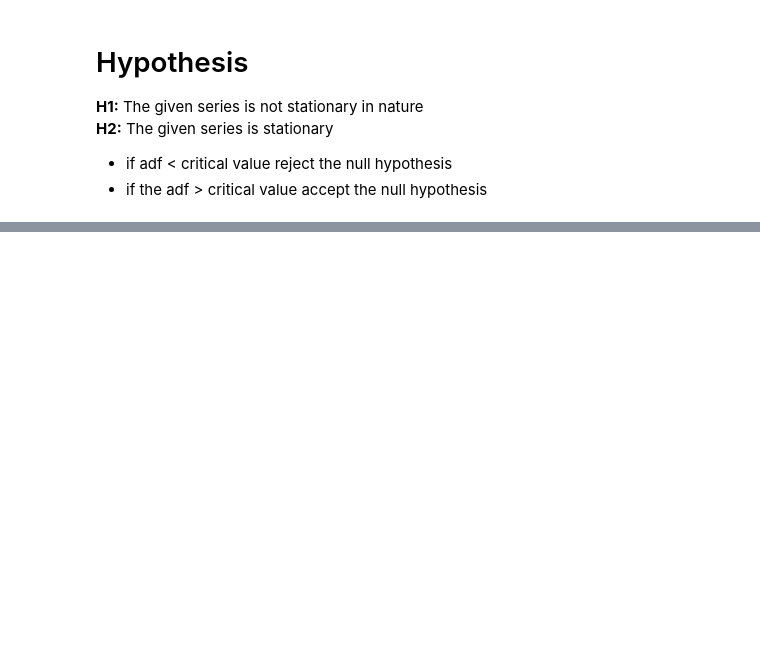
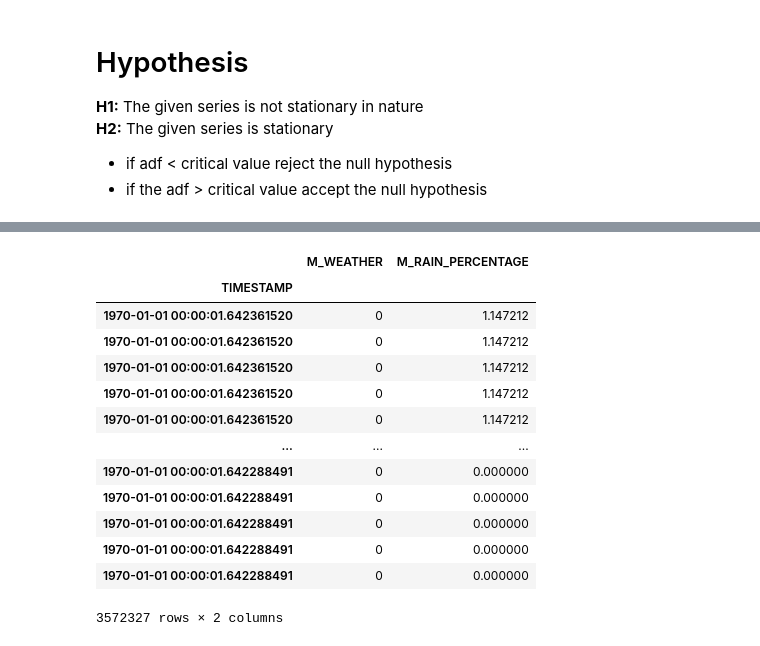
Before and after one commit to gamesconsort/games-formulaaihack, a Jupyter notebook: experimentations/notebooks/Formular HackAI (DATA PREPROCESSING).ipynb, the cells around one changed output, grey strips where cells are left out. Drawn from its saved outputs; the diff is of its cells as text; code cells hidden in the pictures; blank space fills up the shorter version.

```diff
--- a/experimentations/notebooks/Formular HackAI (DATA PREPROCESSING).ipynb
+++ b/experimentations/notebooks/Formular HackAI (DATA PREPROCESSING).ipynb
@@ -621,0 +656,19 @@ series = df['M_RAIN_PERCENTAGE'].values
+# %%
+data = new_df[['M_WEATHER','M_RAIN_PERCENTAGE']]
+# %%
+data
+# %% [output]
+|  | M_WEATHER | M_RAIN_PERCENTAGE |
+| TIMESTAMP |  |  |
+| 1970-01-01 00:00:01.642361520 | 0 | 1.147212 |
+| 1970-01-01 00:00:01.642361520 | 0 | 1.147212 |
+| 1970-01-01 00:00:01.642361520 | 0 | 1.147212 |
+| 1970-01-01 00:00:01.642361520 | 0 | 1.147212 |
+| 1970-01-01 00:00:01.642361520 | 0 | 1.147212 |
+| ... | ... | ... |
+| 1970-01-01 00:00:01.642288491 | 0 | 0.000000 |
+| 1970-01-01 00:00:01.642288491 | 0 | 0.000000 |
+| 1970-01-01 00:00:01.642288491 | 0 | 0.000000 |
+| 1970-01-01 00:00:01.642288491 | 0 | 0.000000 |
+| 1970-01-01 00:00:01.642288491 | 0 | 0.000000 |
+3572327 rows × 2 columns
```
Also changed, not shown: parts of 18 cells of this notebook.
